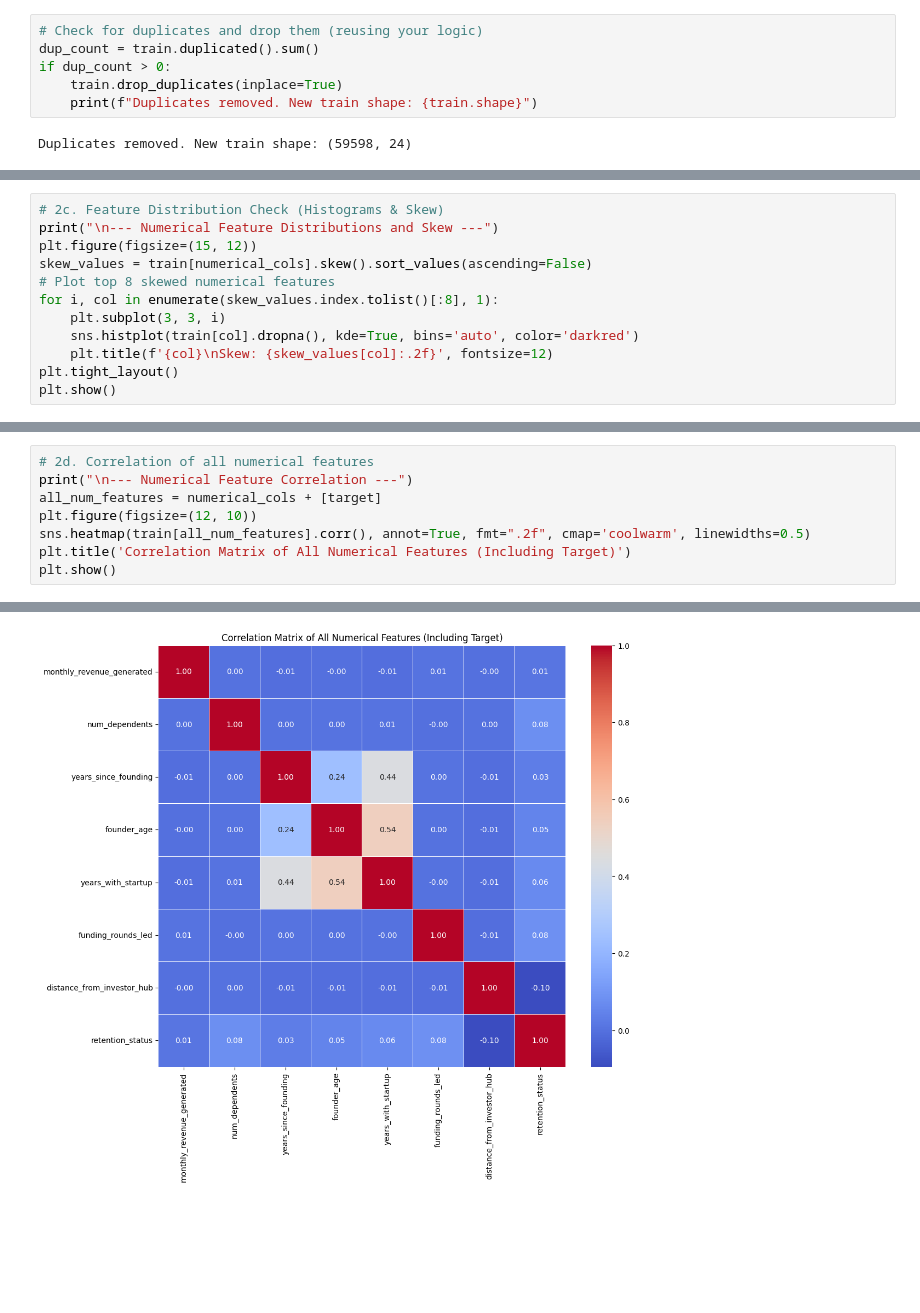
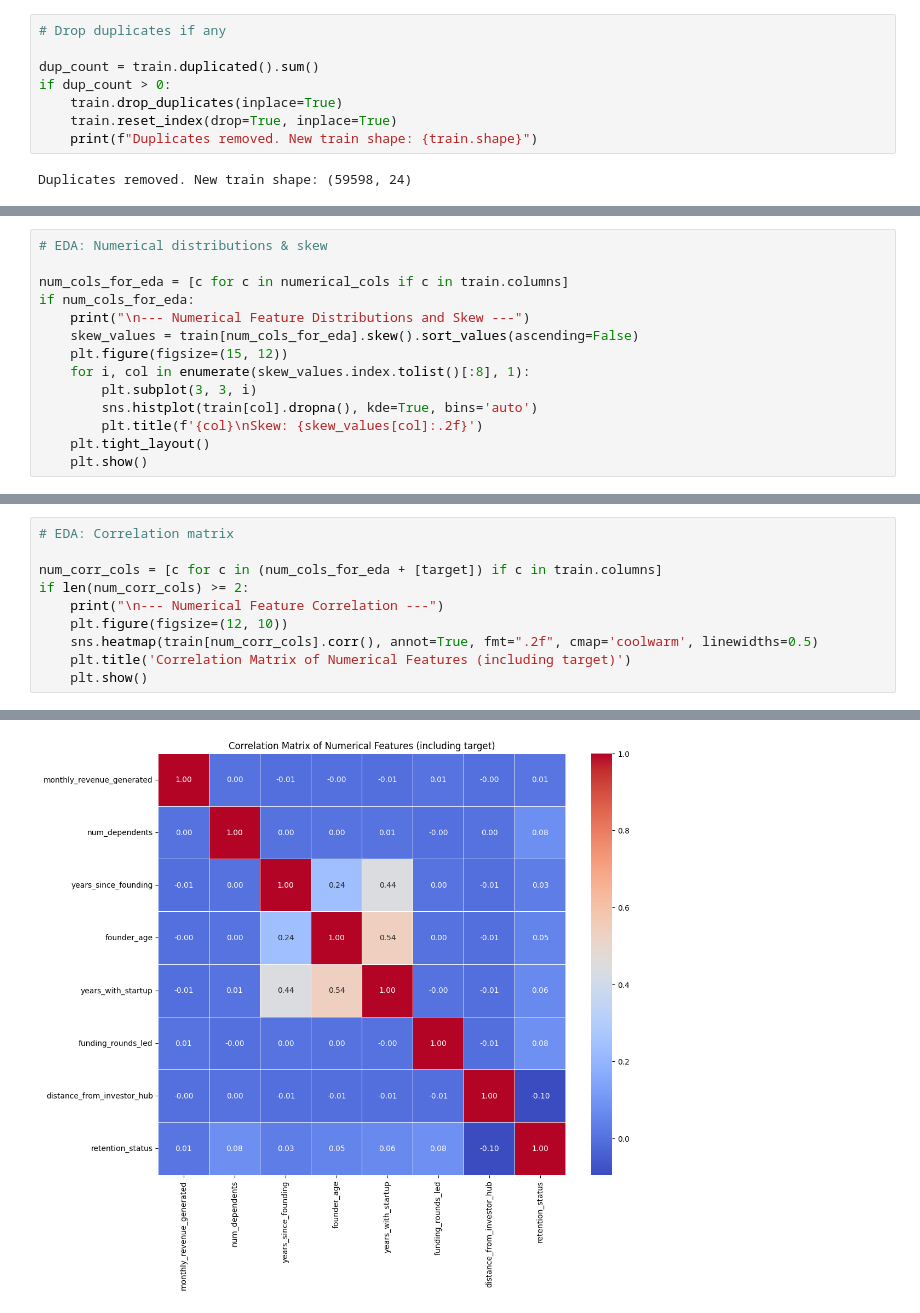
Before and after one commit to Divyareddy8/checkpoint2, a Jupyter notebook: binary/preprocess.ipynb, the cells around one changed output, grey strips where cells are left out. Drawn from its saved outputs; the diff is of its cells as text; blank space fills up the shorter version.

```diff
--- a/binary/preprocess.ipynb
+++ b/binary/preprocess.ipynb
@@ -60,8 +73,10 @@ train[target] = train[target].map({'Stayed': 1, 'Left': 0}).astype(int)
 # %%
-# Check for duplicates and drop them (reusing your logic)
+# Drop duplicates if any
+
 dup_count = train.duplicated().sum()
 if dup_count > 0:
     train.drop_duplicates(inplace=True)
+    train.reset_index(drop=True, inplace=True)
     print(f"Duplicates removed. New train shape: {train.shape}")
 # %% [output]
 Duplicates removed. New train shape: (59598, 24)
@@ -103,16 +121,18 @@ team_size_category                   0.049985
 monthly_revenue_generated            0.029984
 [figure]
 # %%
-# 2c. Feature Distribution Check (Histograms & Skew)
-print("\n--- Numerical Feature Distributions and Skew ---")
-plt.figure(figsize=(15, 12))
-skew_values = train[numerical_cols].skew().sort_values(ascending=False)
-# Plot top 8 skewed numerical features
-for i, col in enumerate(skew_values.index.tolist()[:8], 1):
-    plt.subplot(3, 3, i)
-    sns.histplot(train[col].dropna(), kde=True, bins='auto', color='darkred')
-    plt.title(f'{col}\nSkew: {skew_values[col]:.2f}', fontsize=12)
-plt.tight_layout()
-plt.show()
+# EDA: Numerical distributions & skew
+
+num_cols_for_eda = [c for c in numerical_cols if c in train.columns]
+if num_cols_for_eda:
+    print("\n--- Numerical Feature Distributions and Skew ---")
+    skew_values = train[num_cols_for_eda].skew().sort_values(ascending=False)
+    plt.figure(figsize=(15, 12))
+    for i, col in enumerate(skew_values.index.tolist()[:8], 1):
+        plt.subplot(3, 3, i)
+        sns.histplot(train[col].dropna(), kde=True, bins='auto')
+        plt.title(f'{col}\nSkew: {skew_values[col]:.2f}')
+    plt.tight_layout()
+    plt.show()
 # %% [output]
 --- Numerical Feature Distributions and Skew ---
@@ -120,12 +140,14 @@ plt.show()
 # %%
-# 2d. Correlation of all numerical features
-print("\n--- Numerical Feature Correlation ---")
-all_num_features = numerical_cols + [target]
-plt.figure(figsize=(12, 10))
-sns.heatmap(train[all_num_features].corr(), annot=True, fmt=".2f", cmap='coolwarm', linewidths=0.5)
-plt.title('Correlation Matrix of All Numerical Features (Including Target)')
-plt.show()
+# EDA: Correlation matrix
+
+num_corr_cols = [c for c in (num_cols_for_eda + [target]) if c in train.columns]
+if len(num_corr_cols) >= 2:
+    print("\n--- Numerical Feature Correlation ---")
+    plt.figure(figsize=(12, 10))
+    sns.heatmap(train[num_corr_cols].corr(), annot=True, fmt=".2f", cmap='coolwarm', linewidths=0.5)
+    plt.title('Correlation Matrix of Numerical Features (including target)')
+    plt.show()
 # %% [output]
 --- Numerical Feature Correlation ---
-[figure, old version]
+[figure, new version]
 # %%
```
Also changed, not shown: parts of 14 cells of this notebook, 2 other files.
